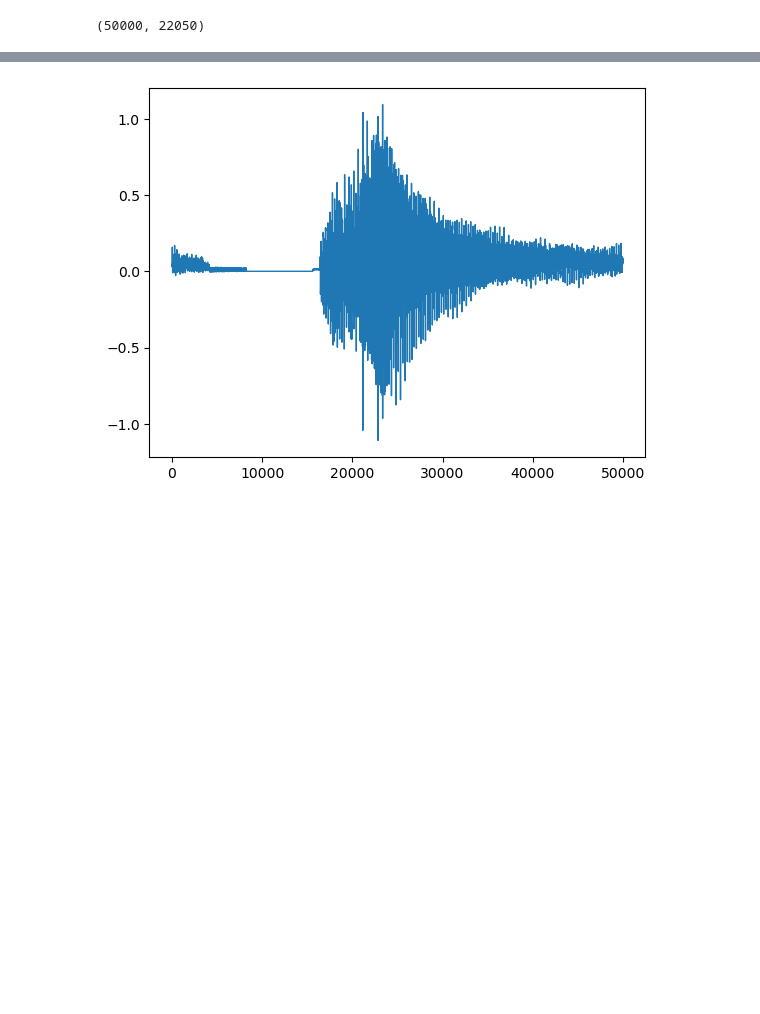
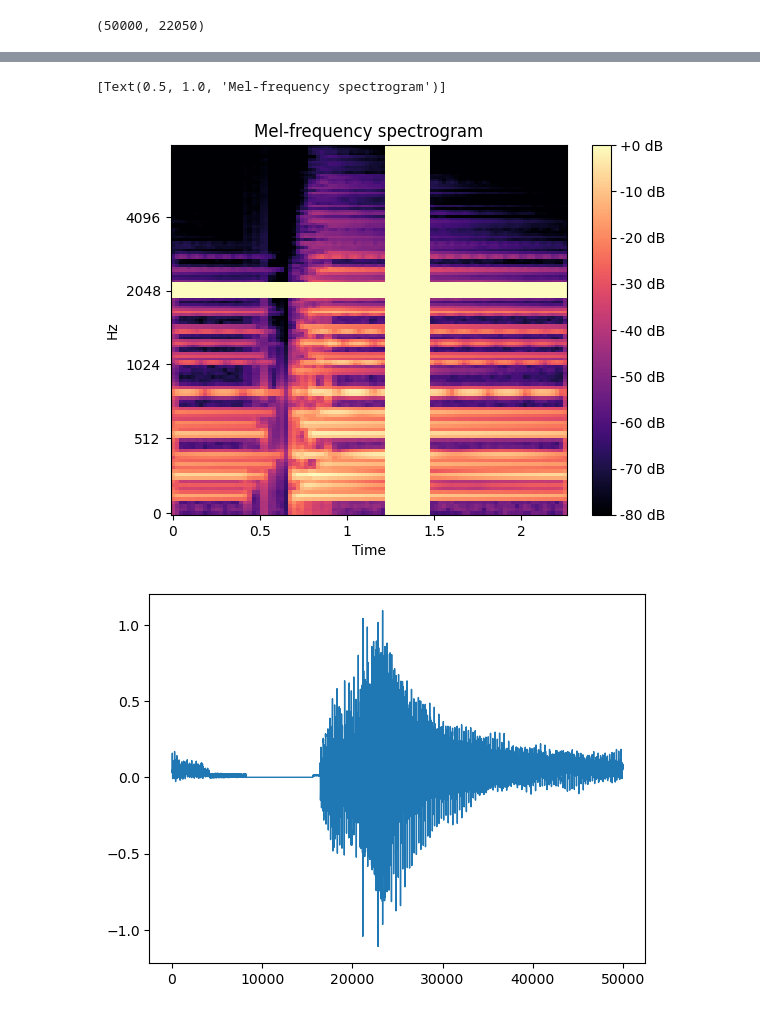
Before and after one commit to benjmcpeek/Audio-Classification-Model-Major-Minor, a Jupyter notebook: preprocessing.ipynb, the cells around one changed output, grey strips where cells are left out. Cells and saved outputs as stored; diff of their text form; code cells hidden in the pictures; blank space fills up the shorter version.

Commit message:
installed torchaudio and created an augmented mel spectrogram

```diff
--- a/preprocessing.ipynb
+++ b/preprocessing.ipynb
@@ -48,4 +51,28 @@ class AudioTransformer:
         S_dB = librosa.power_to_db(S, ref=np.max)
         return (S_dB)
 
-    def aug_sepctrogram(aud):
+    def aug_sepctrogram(S_dB, max_mask_pct=0.1):
+        freq, time = S_dB.shape
+        mask_value = S_dB.mean()
+        augmented_melspec = S_dB.copy()
+        freq_mask_param = max_mask_pct * freq
+        time_mask_param = max_mask_pct * time
+
+
+
+# Code copied and edited from https://www.kaggle.com/code/davids1992/specaugment-quick-implementation
+        # Frequency masking
+        num_freqs_to_mask = int(freq_mask_param * random.uniform(0.5, 1.5))
+        print(f'num_freqs_to_mask: {num_freqs_to_mask}')
+        f0 = int(np.random.uniform(low = 0.0, high = (freq - num_freqs_to_mask)))
+        print(f'f0: {f0}')
+        augmented_melspec[:, f0:(f0 + num_freqs_to_mask)] = 0
+        # Time masking
+        num_frames_to_mask = int(time_mask_param * random.uniform(0.5, 1.5))
+        print(f'num_frames_to_mask: {num_frames_to_mask}')
+        t0 = int(np.random.uniform(low = 0.0, high = (time - num_frames_to_mask)))
+        print(f't0: {t0}')
+
+        augmented_melspec[t0:(t0 + num_frames_to_mask), :] = 0
+
+        return augmented_melspec
@@ -70,0 +108,3 @@ rand_shift = AudioTransformer.time_shift(same_len)
+# %%
+y = AudioTransformer.aug_sepctrogram(x)
+y
@@ -71,3 +129,13 @@ rand_shift = AudioTransformer.time_shift(same_len)
+# %%
+fig, ax = plt.subplots()
+img = librosa.display.specshow(y, x_axis='time',
+                         y_axis='mel', sr=22050,
+                         fmax=8000, ax=ax)
+fig.colorbar(img, ax=ax, format='%+2.0f dB')
+ax.set(title='Mel-frequency spectrogram')
+# %% [output]
+[Text(0.5, 1.0, 'Mel-frequency spectrogram')]
+[figure, added]
 # %%
 pd.Series(rand_shift[0]).plot(lw=1);
 # %% [output]
```
Also changed, not shown: parts of 8 cells of this notebook.
